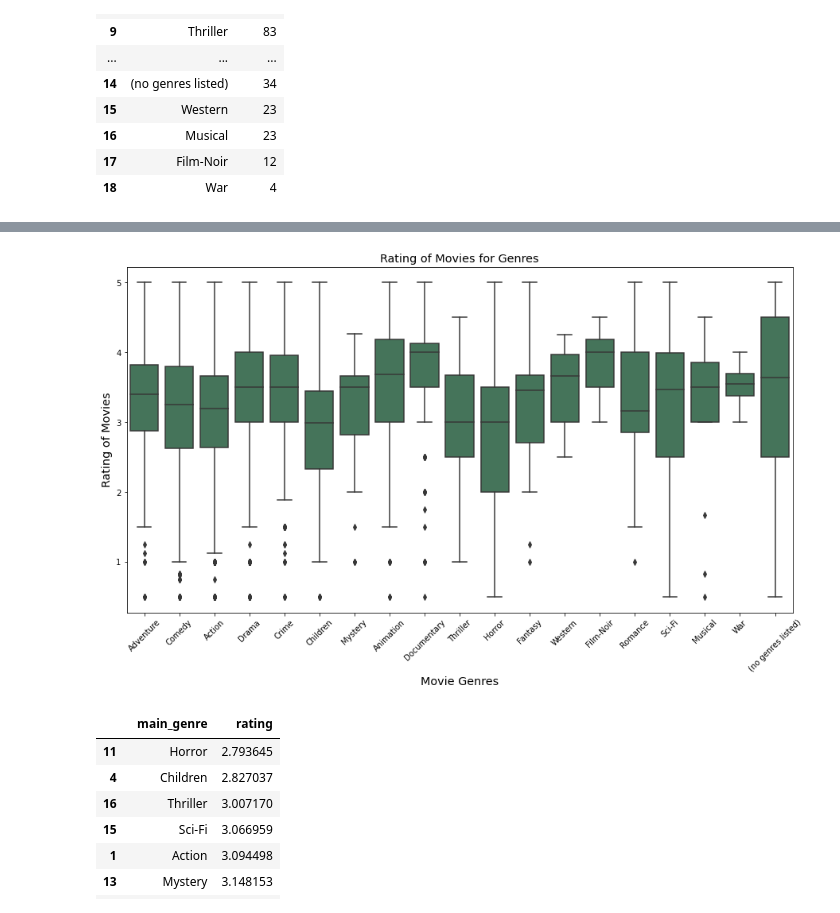
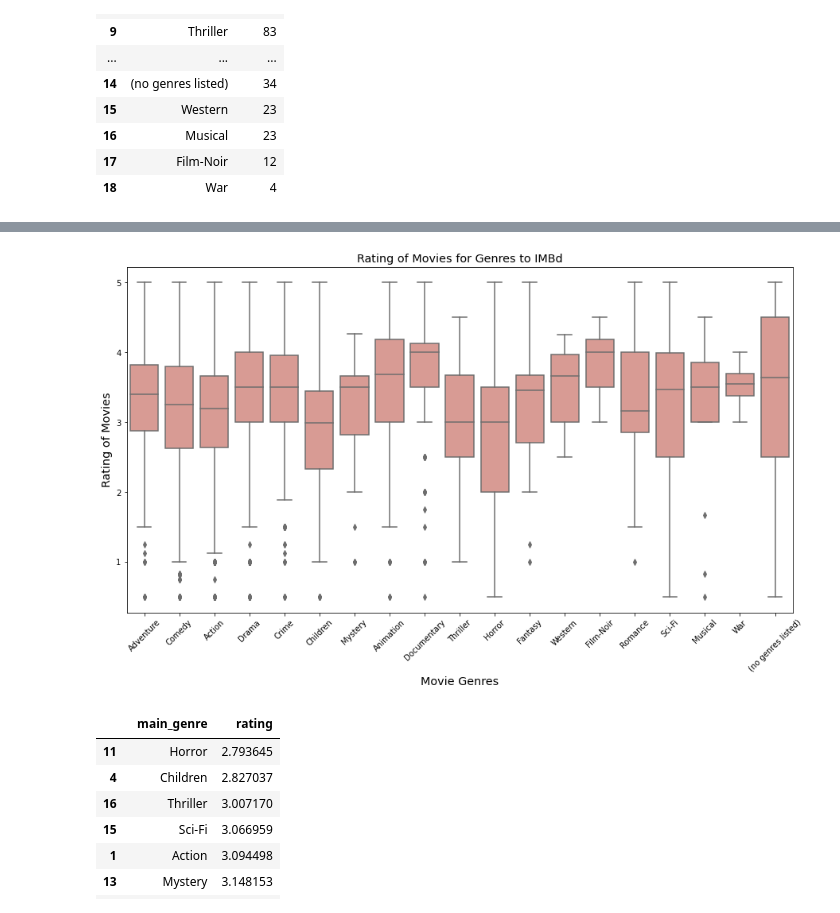
Before and after one commit to rafaelladuarte/film_rating_exploratory_analysis, a Jupyter notebook: analysis_imbd.ipynb, the cells around one changed output, grey strips where cells are left out. Saved outputs shown, nothing was run; the diff lists cells and outputs as text; code cells hidden in the pictures.

```diff
--- a/analysis_imbd.ipynb
+++ b/analysis_imbd.ipynb
@@ -272,19 +280,19 @@ fig.savefig('images/imbd_amount_movies_genres.jpg')
 # %%
 fig, ax = plt.subplots(figsize=(15, 8))
 plt.xticks(rotation=45)
 ax = sns.boxplot(
     x=df_imbd["main_genre"],
     y=df_imbd["rating"],
     data=df_imbd,
-    color="seagreen",
+    color="salmon",
     saturation=.5
 )
-ax.set_title("Rating of Movies for Genres",fontsize= 'x-large')
+ax.set_title("Rating of Movies for Genres to IMBd",fontsize= 'x-large')
 ax.set_xlabel('Movie Genres',fontsize= 'x-large')
 ax.set_ylabel('Rating of Movies',fontsize= 'x-large');
 fig.savefig('images/imbd_rating_movies_genres.jpg')
 # %% [output]
-[figure, old version]
+[figure, new version]
 # %%
 df_imbd_rating = df_imbd.groupby("main_genre").mean().reset_index()[["main_genre","rating"]].sort_values("rating")
 df_imbd_rating
```
Also changed, not shown: parts of 13 cells of this notebook, 6 other files.
